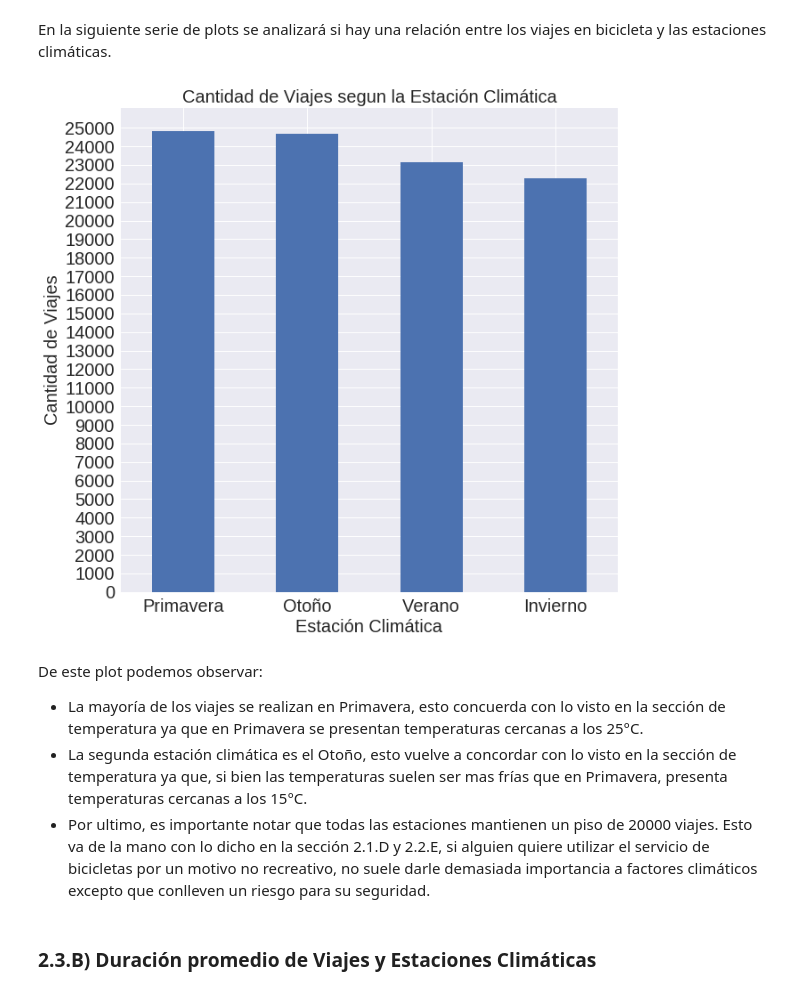
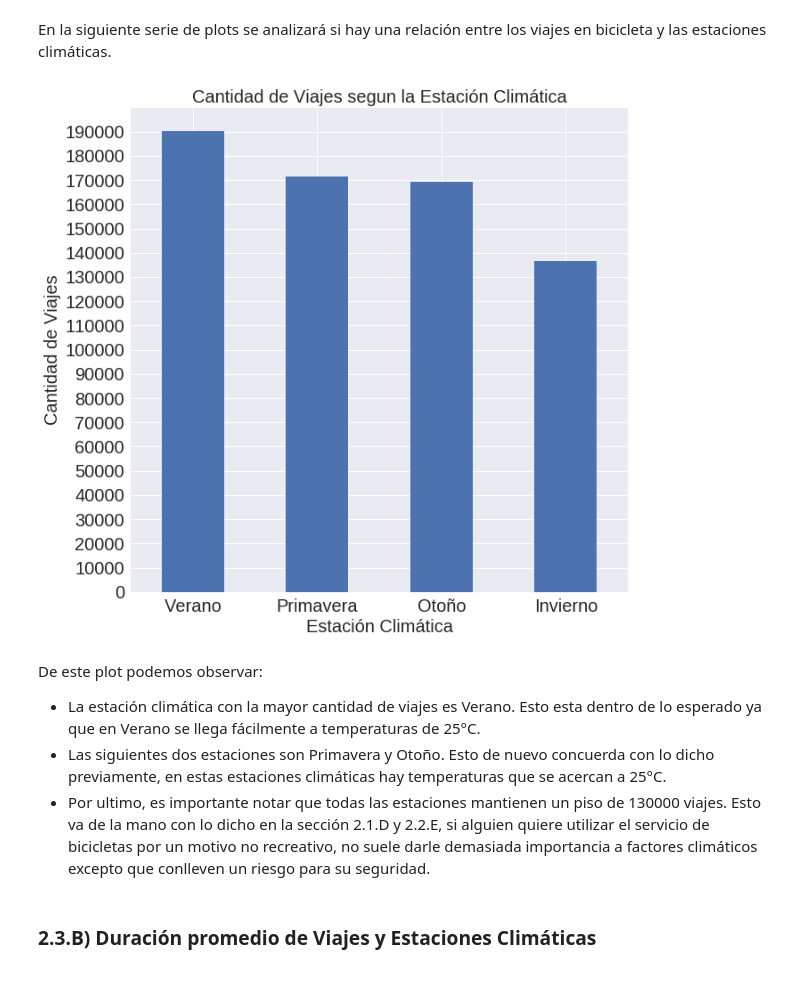
Before and after one commit to frisjon/tp1, a Jupyter notebook: notebooks/viajes_clima.ipynb, the cells around one changed output. Drawn from its saved outputs; the diff is of its cells as text; code cells hidden in the pictures.

Commit message:
Corregido error en Viajes y Estacion Climatica.

```diff
--- a/notebooks/viajes_clima.ipynb
+++ b/notebooks/viajes_clima.ipynb
@@ -267,20 +267,20 @@ def estacion(date):
         return 'Invierno'
 # %%
 #Se crea la columna con la estacion climatica.
-joined['estacion_clima'] = joined['date'].map(estacion)
+trips['estacion_clima'] = trips['date'].map(estacion)
 # %%
-joined['estacion_clima'].value_counts(sort=True).plot.bar(figsize=(10,10), rot=0, fontsize=20);
-plt.yticks(range(0,26000,1000));
+trips['estacion_clima'].value_counts(sort=True).plot.bar(figsize=(10,10), rot=0, fontsize=20);
+plt.yticks(range(0,200000,10000))
 plt.xlabel('Estación Climática', fontsize=20);
 plt.ylabel('Cantidad de Viajes', fontsize=20)
 plt.title('Cantidad de Viajes segun la Estación Climática', fontsize=20);
 # %% [output]
-[figure, old version]
+[figure, new version]
 # %% [markdown]
 De este plot podemos observar:
-* La mayoría de los viajes se realizan en Primavera, esto concuerda con lo visto en la sección de temperatura ya que en Primavera se presentan temperaturas cercanas a los 25°C.
-* La segunda estación climática es el Otoño, esto vuelve a concordar con lo visto en la sección de temperatura ya que, si bien las temperaturas suelen ser mas frías que en Primavera, presenta temperaturas cercanas a los 15°C.
-* Por ultimo, es importante notar que todas las estaciones mantienen un piso de 20000 viajes. Esto va de la mano con lo dicho en la sección 2.1.D y 2.2.E, si alguien quiere utilizar el servicio de bicicletas por un motivo no recreativo, no suele darle demasiada importancia a factores climáticos excepto que conlleven un riesgo para su seguridad.
+* La estación climática con la mayor cantidad de viajes es Verano. Esto esta dentro de lo esperado ya que en Verano se llega fácilmente a temperaturas de 25°C.
+* Las siguientes dos estaciones son Primavera y Otoño. Esto de nuevo concuerda con lo dicho previamente, en estas estaciones climáticas hay temperaturas que se acercan a 25°C.
+* Por ultimo, es importante notar que todas las estaciones mantienen un piso de 130000 viajes. Esto va de la mano con lo dicho en la sección 2.1.D y 2.2.E, si alguien quiere utilizar el servicio de bicicletas por un motivo no recreativo, no suele darle demasiada importancia a factores climáticos excepto que conlleven un riesgo para su seguridad.
 # %% [markdown]
 ### 2.3.B) Duración promedio de Viajes y Estaciones Climáticas
 # %% [markdown]
```
Also changed, not shown: parts of 4 cells of this notebook.
